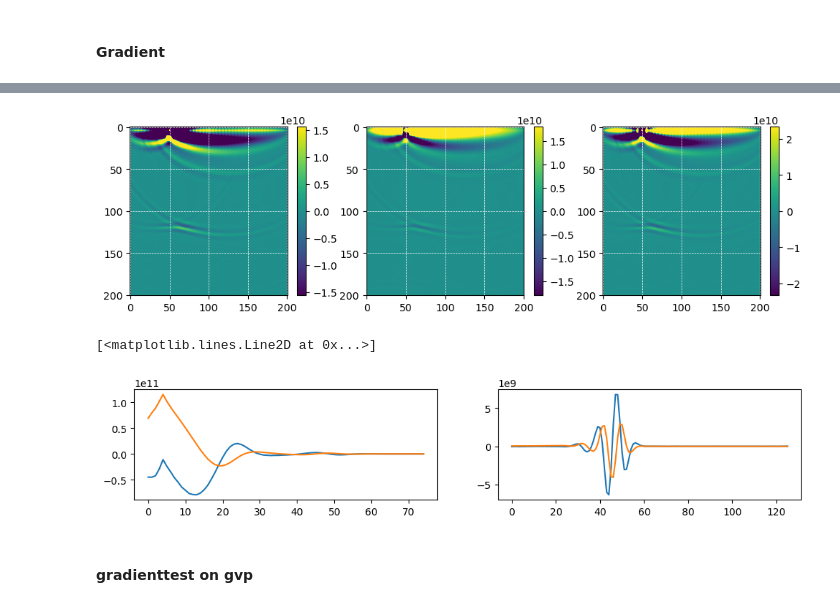
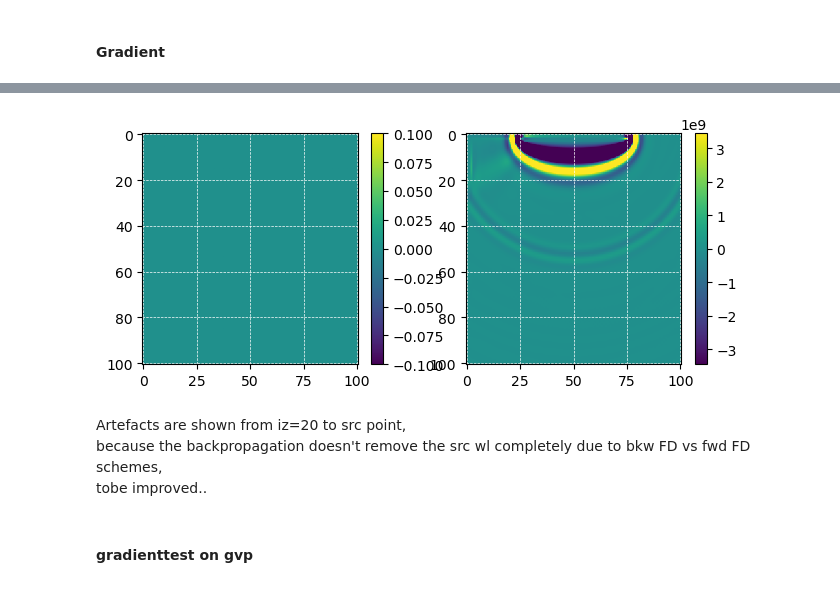
Before and after one commit to joeyartech/SeisJIMU, a Jupyter notebook: Demo/04_GradientTest/go.ipynb, the cells around one changed output, grey strips where cells are left out. Cells and saved outputs as stored; diff of their text form; code cells hidden in the pictures.

```diff
--- a/Demo/04_GradientTest/go.ipynb
+++ b/Demo/04_GradientTest/go.ipynb
@@ -6,11 +6,12 @@ import numpy as np
 from scipy.signal import hilbert
 import matplotlib.pyplot as plt
 
-nz=201; nx=201; h=10
+nz=101; nx=101; h=20
 
-fpeak=7; dt=0.0002; nt=2000
+fpeak=7; dt=0.004; nt=800
 
-ntr=100
+ntr=1
+#ntr=100
 
 def read(filename,n=(nx,nz)):
     return np.fromfile(filename,dtype='float32').reshape(n).T
@@ -443,25 +678,12 @@ System timezone: +03:00
 # %%
-corr=read('results/correlate_gradient',n=(2*nx,nz)) #gikpa real part
-gikpa=corr[:,  nx:2*nx]
-
-im_gikpa=read('results/im_gikpa')
-
 plt.figure(figsize=(16,3))
-plt.subplot(1,4,1); imshow(gikpa,perc=95)
-plt.subplot(1,4,2); imshow(im_gikpa,perc=95)
-plt.subplot(1,4,3); imshow(gikpa+im_gikpa,perc=95)
+plt.subplot(1,4,1); imshow(read('results_grad/correlate_gradient',(2*nx,nz))[:,:nx],perc=95)
+plt.subplot(1,4,2); imshow(read('results_grad/correlate_gradient',(2*nx,nz))[:,nx:],perc=95)
 # %% [output]
-[figure, old version]
+[figure, new version]
-# %%
-plt.figure(figsize=(12,2))
-plt.subplot(1,2,1)
-plt.plot(   gikpa[:75,75])
-plt.plot(im_gikpa[:75,75])
-plt.subplot(1,2,2)
-plt.plot(   gikpa[75:,75])
-plt.plot(im_gikpa[75:,75])
-# %% [output]
-[<matplotlib.lines.Line2D at 0x...>]
-[figure, removed]
+# %% [markdown]
+Artefacts are shown from iz=20 to src point,
+because the backpropagation doesn't remove the src wl completely due to bkw FD vs fwd FD schemes,
+tobe improved..
 # %% [markdown]
 #### gradienttest on gvp
```
Also changed, not shown: parts of 80 cells of this notebook, 14 other files.
